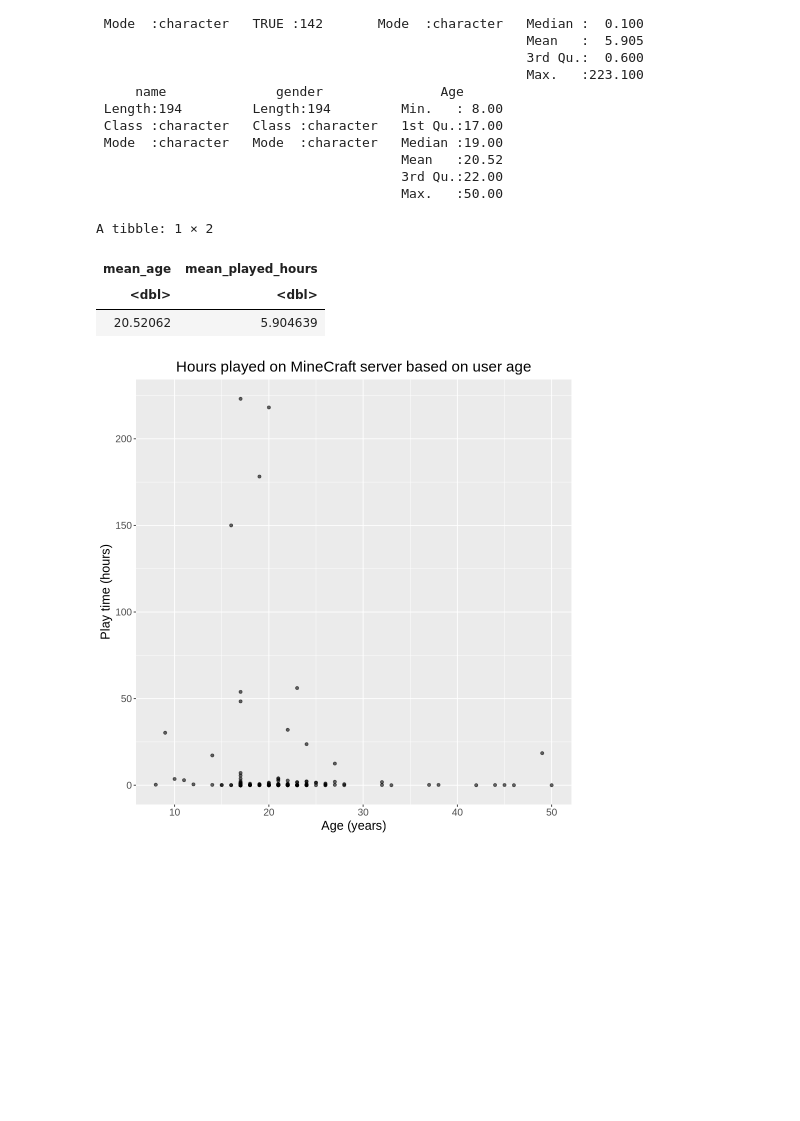
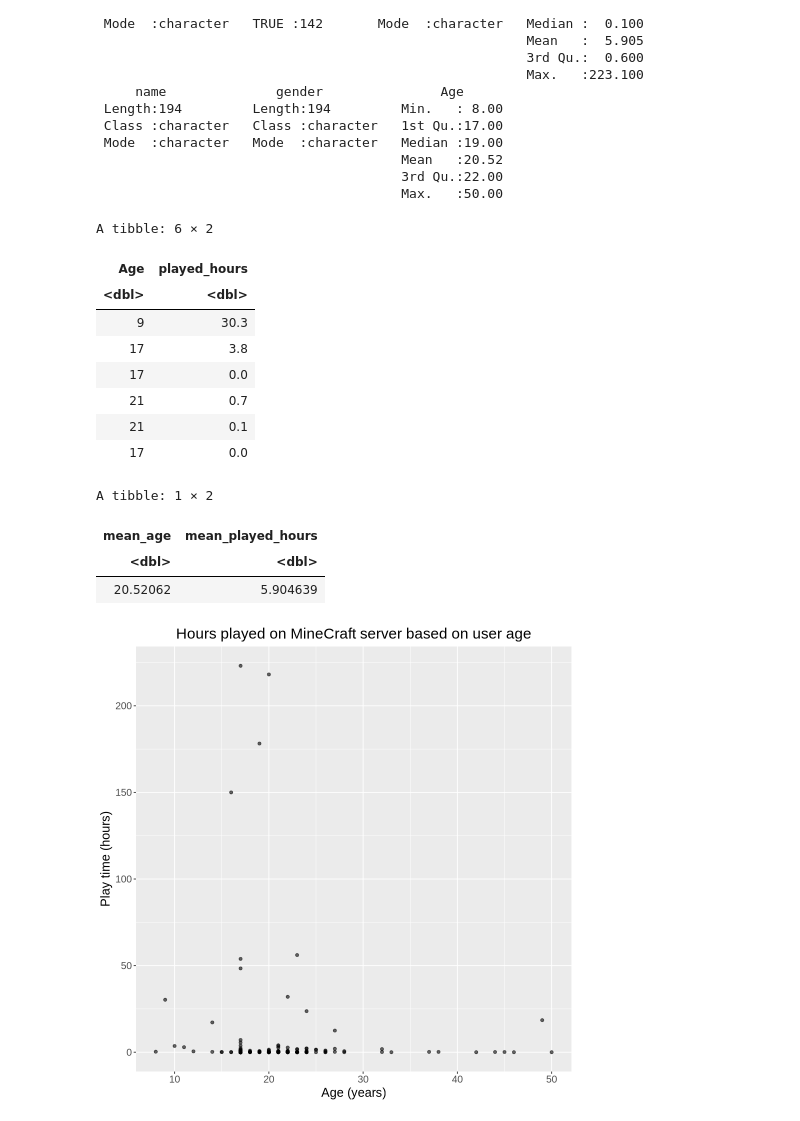
Before and after one commit to ckmidas/dsci100-2024w-group14, a Jupyter notebook: project_final.ipynb, the cells around one changed output. Drawn from its saved outputs; the diff is of its cells as text; code cells hidden in the pictures; blank space fills up the shorter version.

```diff
--- a/project_final.ipynb
+++ b/project_final.ipynb
@@ -97,17 +72,26 @@ A tibble: 6 × 7
                                        Max.   :50.00
 # %%
 # Wrangles, Cleans, and means
-players_clean<-players|> select(Age, played_hours)|>
-    filter(!is.na(Age)) |> # Remove observations with missing ages
-    head()
+players_clean<-players|> select(Age, played_hours)
+head(players_clean)
+
 players_mean <- players |>
     summarize(mean_age = mean(Age, na.rm = TRUE), mean_played_hours = mean(played_hours, na.rm = TRUE))
 players_mean
 # %% [output]
-A tibble: 1 × 2
+A tibble: 6 × 2
-| mean_age | mean_played_hours |
+| Age | played_hours |
 | <dbl> | <dbl> |
-| 20.52062 | 5.904639 |
+| 9 | 30.3 |
+| 17 | 3.8 |
+| 17 | 0.0 |
+| 21 | 0.7 |
+| 21 | 0.1 |
+| 17 | 0.0 |
+A tibble: 1 × 2
+| mean_age | mean_played_hours |
+| <dbl> | <dbl> |
+| 20.52062 | 5.904639 |
 # %%
 # Visuallization
 options(repr.plot.width = 8, repr.plot.height = 8)
```
Also changed, not shown: parts of 5 cells of this notebook.
